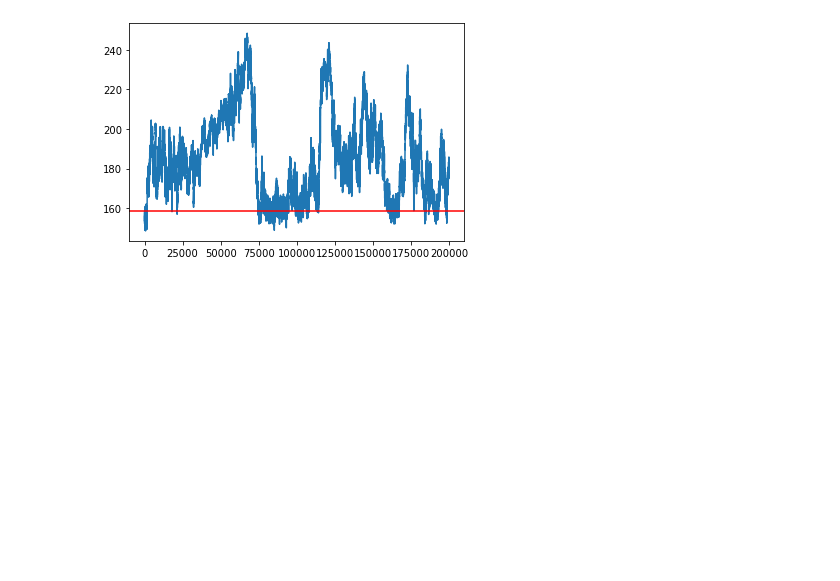
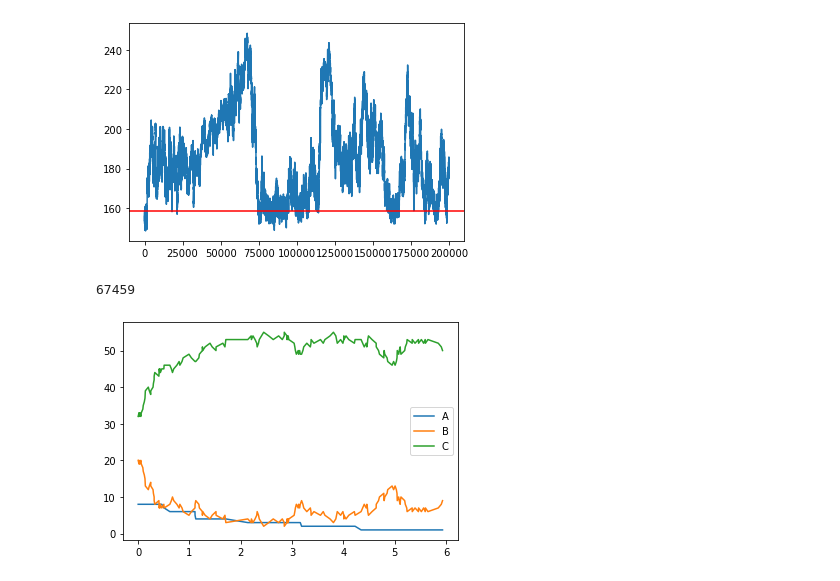
Before and after one commit to WangHaiYang874/ABC22, a Jupyter notebook: non-abc abc copy.ipynb, the cells around one changed output. Saved outputs shown, nothing was run; the diff lists cells and outputs as text; code cells hidden in the pictures; blank space fills up the shorter version.

```diff
--- a/non-abc abc copy.ipynb
+++ b/non-abc abc copy.ipynb
@@ -306,3 +306,13 @@ plt.axhline(log_likelihood(true_state), color='r', label='true state')
 # %% [output]
 <matplotlib.lines.Line2D at 0x...>
 [figure]
+# %%
+np.argmax(log_likelihoods)
+# %% [output]
+67459
+# %%
+for i in range(3):
+    plt.plot(t,pst_samples[67459][i+1], label=model.index2chemical[i])
+plt.legend();
+# %% [output]
+[figure, added]
```
Also changed, not shown: parts of 1 cell of this notebook.
